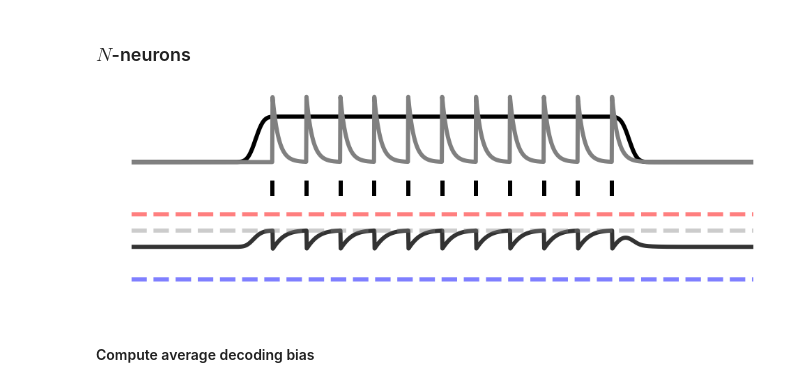
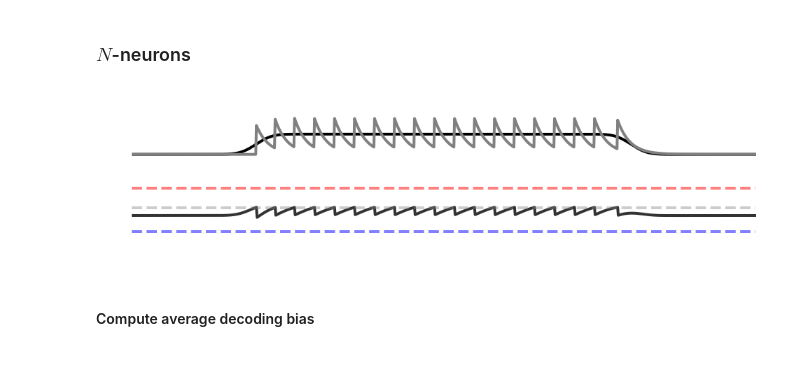
Before and after one commit to ABra1993/LisbonLab, a Jupyter notebook: Conductance/SNN_conductance.ipynb, the cells around one changed output. Saved outputs shown, nothing was run; the diff lists cells and outputs as text; code cells hidden in the pictures.

```diff
--- a/Conductance/SNN_conductance.ipynb
+++ b/Conductance/SNN_conductance.ipynb
@@ -605,7 +605,7 @@ def visualize_single_neuron():
     # initialize plot
     plots = 5
     fig = pl.figure(figsize=(16, 5))
-    w = 6
+    w = 4
 
     ax1 = pl.subplot2grid((plots, 1), (0, 0), rowspan=2)
     pl.yticks(fontsize=15)
@@ -619,25 +619,27 @@ def visualize_single_neuron():
     if plot_c == True:
         pl.plot(t[:-1], c, '--k', label=r'$x + \dot{x}$', alpha=0.2, lw=w)
     pl.xlim(0, iterations * dt)
+    pl.ylim(-0.5, 2)
 
-    ax2 = pl.subplot2grid((plots, 1), (2, 0))
-    pl.axis('off')
-    pl.xticks([])
-    pl.yticks(fontsize=15)
-    pl.xlim(0, iterations * dt)
-    spike_times = []
-    for i in range(N):
-        idx = np.where(o[i, :] == 1/dt)
-        temp = [t[i] for i in idx[0]]
-        spike_times.append(temp)
-    pl.eventplot(spike_times, color='k', linelengths=[1], lw=w)
-    pl.xlim(0, iterations * dt)
+#     ax2 = pl.subplot2grid((plots, 1), (2, 0))
+#     pl.axis('off')
+#     pl.xticks([])
+#     pl.yticks(fontsize=15)
+#     pl.xlim(0, iterations * dt)
+#     spike_times = []
+#     for i in range(N):
+#         idx = np.where(o[i, :] == 1/dt)
+#         temp = [t[i] for i in idx[0]]
+#         spike_times.append(temp)
+#     pl.scatter(spike_times, color='k', lw=w)
+#     pl.xlim(0, iterations * dt)
 
     # plot voltage over time
     if plot_voltage == True:
-        ax3 = pl.subplot2grid((plots, 1), (3, 0), rowspan=2)
+        ax3 = pl.subplot2grid((plots, 1), (2, 0), rowspan=2)
         pl.axis('off')
         pl.xlim(0, iterations * dt)
+        pl.ylim(-2, 2.5)
         pl.xticks(fontsize=15)
         pl.yticks(fontsize=15)
         for i in range(N):
@@ -653,7 +655,7 @@ def visualize_single_neuron():
 # %%
 N = 1                                                   # number of neurons
 dt = 0.05                                               # time step
-iterations = 2000                                       # length of simulation
+iterations = 1000                                       # length of simulation
 homogeneous_weights = True                              # homogeneous weights or different weights for each neuron
 gamma_hom = 1                                           # readout weight if homogeneous
 positive_input = True                                   # allow negative or only positive input signal
@@ -662,35 +664,35 @@ sinusoidal = False                                       # create sinusoidal waf
 c_upp = 0.7                                               # value signal input
 rho = 1
 color = np.random.randint(0, 255, size=(N, 3))/255      # assign color to each neuron
 tau = 1                                                 # time constant
 beta = 0.0                                              # cost
-E_e = 1                                                 # excitatory reversal potential
+E_e = 1.7                                                 # excitatory reversal potential
 E_i = -1                                                # inhibitory reversal potential
 capacitance_constant = False                                # indicates use of lambda
 var = 0.1
 permute_x_est = False                                   # permute readout
 color = np.random.randint(0, 255, size=(N, 3))/255      # return color for each neuron
 plot_c = False                                          # plot the input + input der (=c) or only input signal
 plot_voltage= True                                      # plot the voltages
 plot_E = True                                          # plot reversal potentials
 
 
 # run simulation
 if homogeneous_weights == True:
     t, x_est, o, voltage, D, T = initialize_params(N=N, dt=dt, iterations=iterations, homogeneous_weights=homogeneous_weights, gamma_hom=gamma_hom)
 else:
     t, x_est, o, voltage, D, T = initialize_params(N=N, dt=dt, iterations=iterations, homogeneous_weights=homogeneous_weights, gamma_het=gamma_het)
 if sinusoidal == True:
     x,c     = time_varying_signal_sinusoidal(positive_input=positive_input)
 else:
     x,c     = time_varying_signal(constant=constant, c_upp=c_upp, tau=tau)
 x_est_cor = run(rho=rho, tau=tau, beta=beta, E_e=E_e, E_i=E_i, capacitance_constant=capacitance_constant, var=var, permute_x_est=permute_x_est)
 if N == 1:
     visualize_single_neuron()
 else:
     visualize(color=color, plot_voltage=plot_voltage, plot_c=plot_c, plot_E=plot_E)
 # %% [output]
-[figure, old version]
+[figure, new version]
 # %% [markdown]
 #### Compute average decoding bias
 # %%
```
Also changed, not shown: 1 other file.
